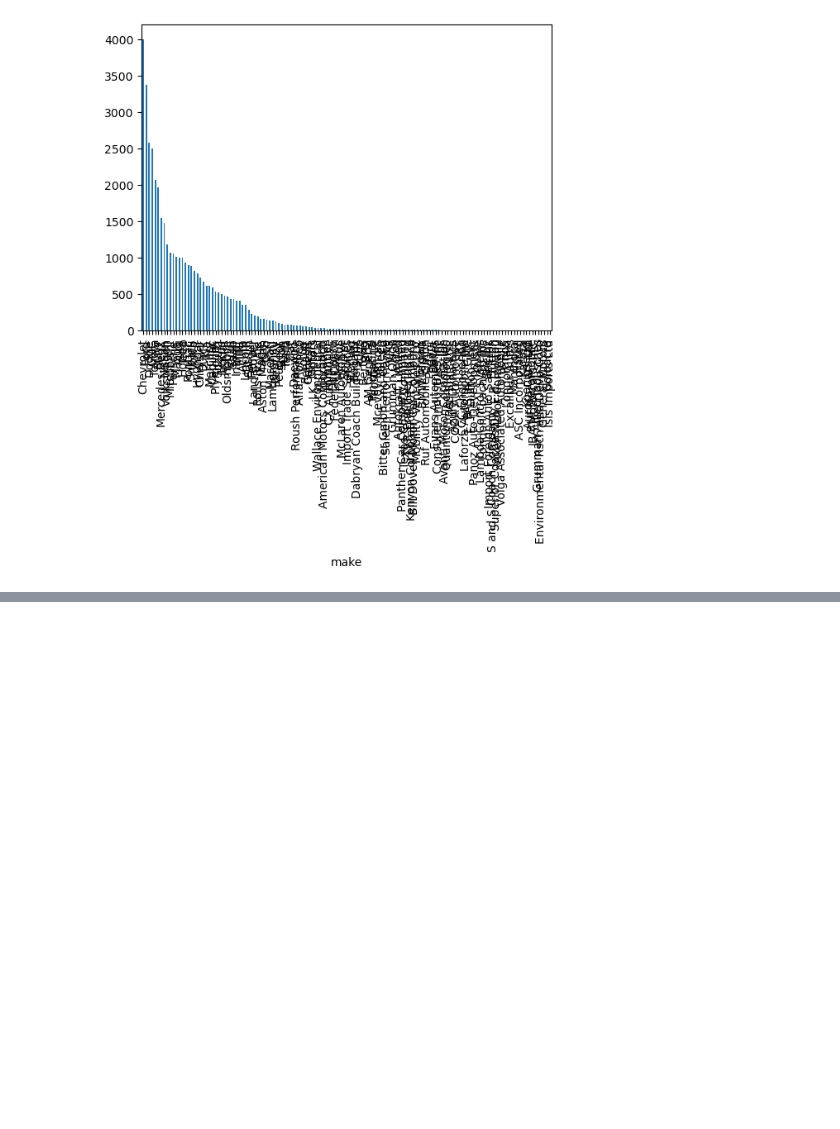
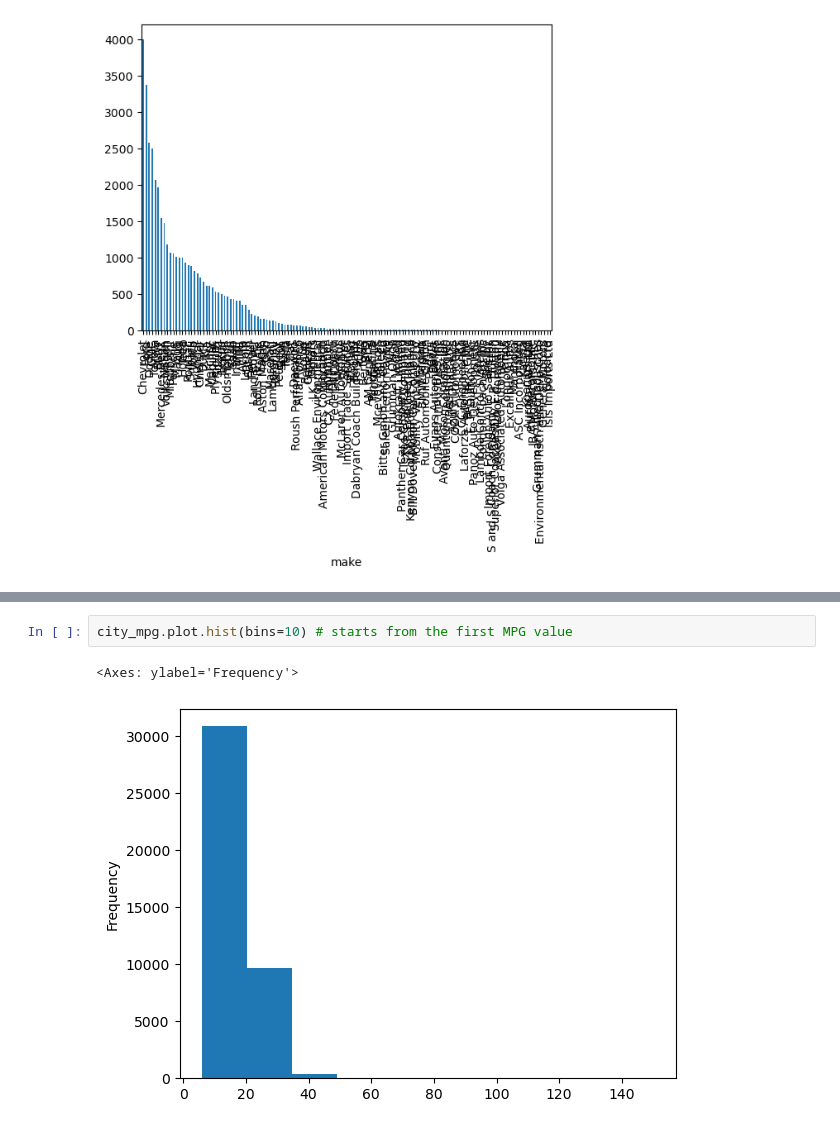
Before and after one commit to Luxxlux/PandasPractice, a Jupyter notebook: Chapter 13 - Plotting with a Series.ipynb, the cells around one changed output, grey strips where cells are left out. Cells and saved outputs as stored; diff of their text form; blank space fills up the shorter version.

```diff
--- a/Chapter 13 - Plotting with a Series.ipynb
+++ b/Chapter 13 - Plotting with a Series.ipynb
@@ -173,0 +194,5 @@ conc.plot.barh()
+# %%
+city_mpg.plot.hist(bins=10) # starts from the first MPG value
+# %% [output]
+<Axes: ylabel='Frequency'>
+[figure, added]
```
Also changed, not shown: parts of 9 cells of this notebook.
